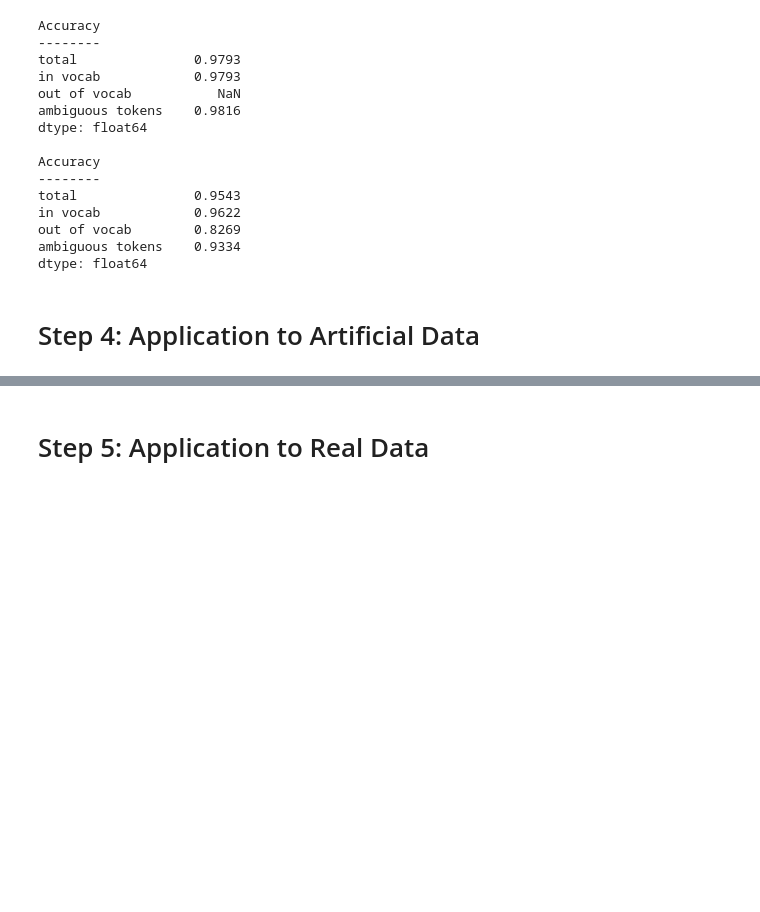
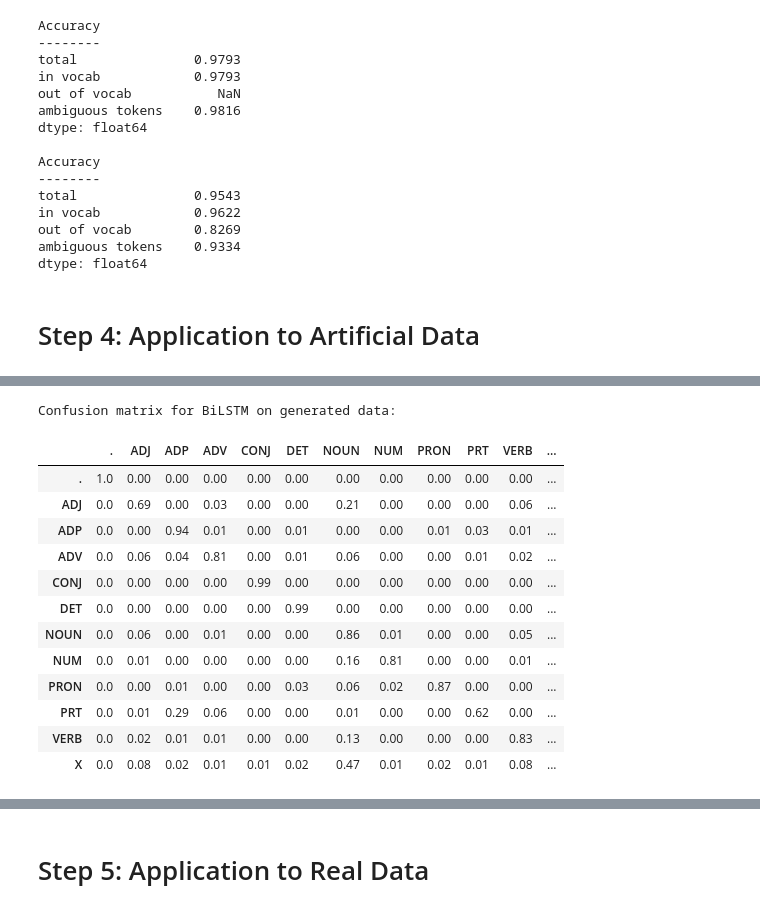
Before and after one commit to quinnfrank/POS-tagging, a Jupyter notebook: Analysis.ipynb, the cells around one changed output, grey strips where cells are left out. Drawn from its saved outputs; the diff is of its cells as text; code cells hidden in the pictures; blank space fills up the shorter version.

```diff
--- a/Analysis.ipynb
+++ b/Analysis.ipynb
@@ -196,0 +222,19 @@ dtype: float64
+# %%
+print("\nConfusion matrix for BiLSTM on generated data:\n")
+pd.DataFrame(confusion_matrix(net_art.res.y_true, net_art.res.y_predict, normalize='true'),
+             index=hmm.tagset, columns=hmm.tagset).round(2)
+# %% [output]
+Confusion matrix for BiLSTM on generated data:
+|  | . | ADJ | ADP | ADV | CONJ | DET | NOUN | NUM | PRON | PRT | VERB | ... |
+| . | 1.0 | 0.00 | 0.00 | 0.00 | 0.00 | 0.00 | 0.00 | 0.00 | 0.00 | 0.00 | 0.00 | ... |
+| ADJ | 0.0 | 0.69 | 0.00 | 0.03 | 0.00 | 0.00 | 0.21 | 0.00 | 0.00 | 0.00 | 0.06 | ... |
+| ADP | 0.0 | 0.00 | 0.94 | 0.01 | 0.00 | 0.01 | 0.00 | 0.00 | 0.01 | 0.03 | 0.01 | ... |
+| ADV | 0.0 | 0.06 | 0.04 | 0.81 | 0.00 | 0.01 | 0.06 | 0.00 | 0.00 | 0.01 | 0.02 | ... |
+| CONJ | 0.0 | 0.00 | 0.00 | 0.00 | 0.99 | 0.00 | 0.00 | 0.00 | 0.00 | 0.00 | 0.00 | ... |
+| DET | 0.0 | 0.00 | 0.00 | 0.00 | 0.00 | 0.99 | 0.00 | 0.00 | 0.00 | 0.00 | 0.00 | ... |
+| NOUN | 0.0 | 0.06 | 0.00 | 0.01 | 0.00 | 0.00 | 0.86 | 0.01 | 0.00 | 0.00 | 0.05 | ... |
+| NUM | 0.0 | 0.01 | 0.00 | 0.00 | 0.00 | 0.00 | 0.16 | 0.81 | 0.00 | 0.00 | 0.01 | ... |
+| PRON | 0.0 | 0.00 | 0.01 | 0.00 | 0.00 | 0.03 | 0.06 | 0.02 | 0.87 | 0.00 | 0.00 | ... |
+| PRT | 0.0 | 0.01 | 0.29 | 0.06 | 0.00 | 0.00 | 0.01 | 0.00 | 0.00 | 0.62 | 0.00 | ... |
+| VERB | 0.0 | 0.02 | 0.01 | 0.01 | 0.00 | 0.00 | 0.13 | 0.00 | 0.00 | 0.00 | 0.83 | ... |
+| X | 0.0 | 0.08 | 0.02 | 0.01 | 0.01 | 0.02 | 0.47 | 0.01 | 0.02 | 0.01 | 0.08 | ... |
```
Also changed, not shown: parts of 18 cells of this notebook, 1 other file.
